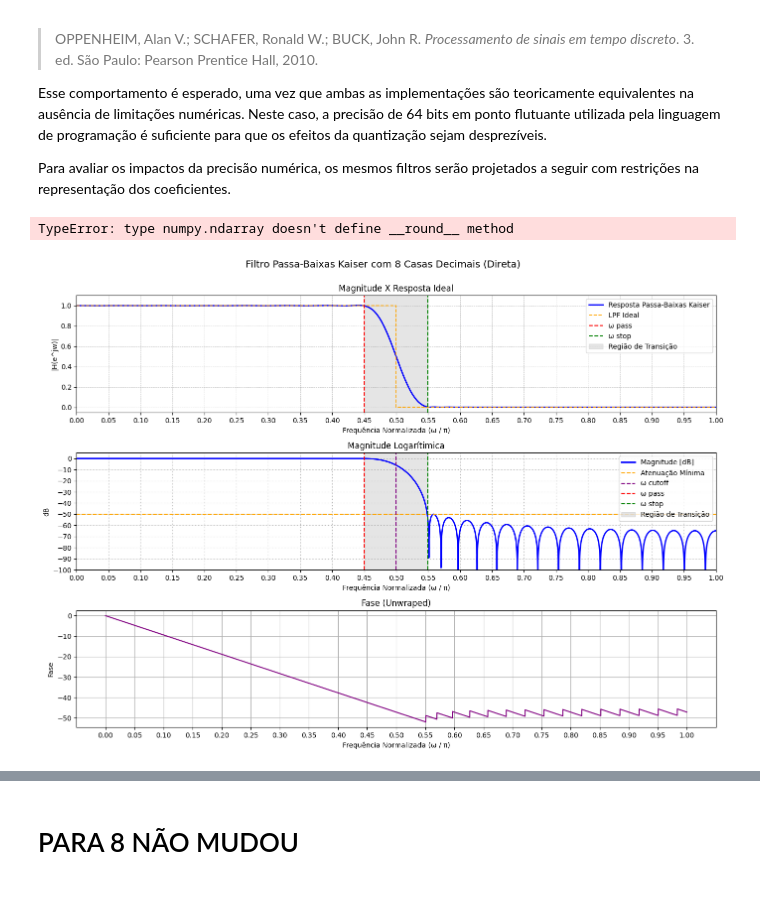
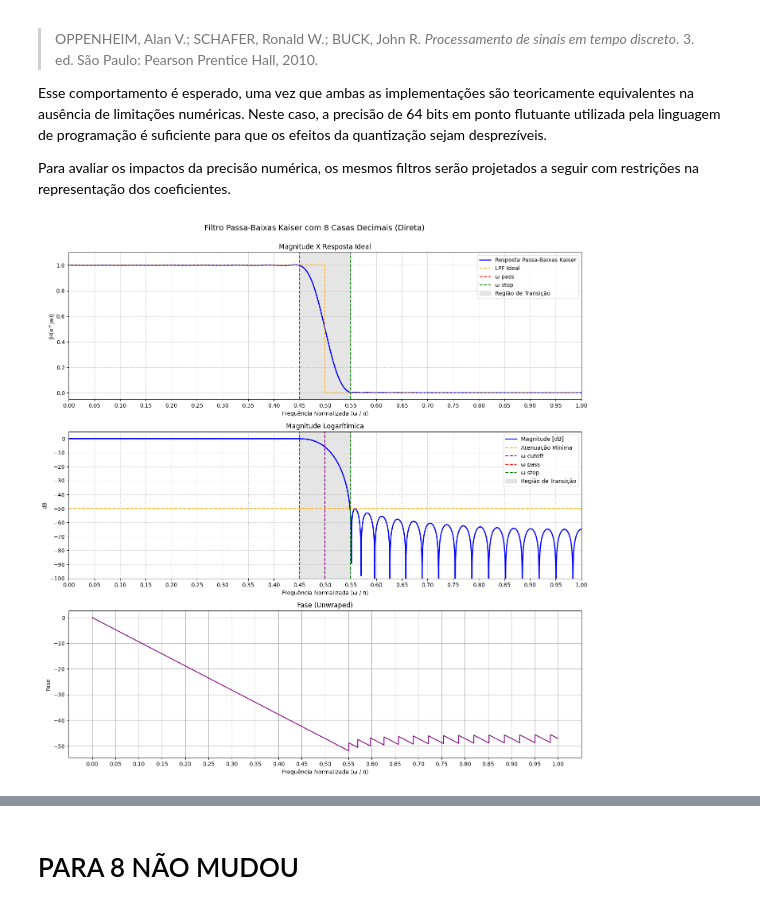
Before and after one commit to miguelmota2301/Butterworth-Bilinear-Filter, a Jupyter notebook: AVA_PDS_RodrigoFreitas_MiguelFeliciano.ipynb, the cells around one changed output, grey strips where cells are left out. Saved outputs shown, nothing was run; the diff lists cells and outputs as text; code cells hidden in the pictures.

Commit message:
REFATORAR: cria função para plotar os gŕaficos

```diff
--- a/AVA_PDS_RodrigoFreitas_MiguelFeliciano.ipynb
+++ b/AVA_PDS_RodrigoFreitas_MiguelFeliciano.ipynb
@@ -104,5 +104,5 @@ Para este projeto, a ordem escolhida do filtro será PAR, para que o filtro proj
 3 - Cutoff precisa ser normalizado
 4 - Por padrão a biblioteca scipy implementa o filtro na forma direta
 '''
-fir_direct = firwin(numtaps=M+1, cutoff=w_cutoff / pi, window=("kaiser", beta), pass_zero="lowpass")
+fir_direct = firwin(numtaps=M+1, cutoff=w_cutoff / np.pi, window=("kaiser", beta), pass_zero="lowpass")
 # %%
@@ -121,12 +121,8 @@ plt.show()
 Como esperado do filtro passa-baixas (tipo I) projetado, a resposta ao impulso do filtro projetado se aproxima de uma função sinc, com comprimento $M + 1$, com simetria par e centrada em $M/2$
 # %%
 omega_direct, response_direct = freqz(fir_direct, worN=10192)       # Calcula resposta do filtro na forma direta
-omega_direct_norm = omega_direct / pi                               # Normaliza a frequência para o intervalo [0, 1]
-fir_direct_mag = abs(response_direct)                               # |H(e^jw)|
-response_direct_dB = 20 * log10(abs(response_direct))               # Resposta em dB
-phase_direct = unwrap(angle(response_direct))                       # Fase unwraped
-group_delay_direct = -gradient(phase_direct, omega_direct)          # Atraso de grupo
+omega_direct_norm = omega_direct / np.pi                            # Normaliza a frequência para o intervalo [0, 1]
 # %%
 # Cria um filtro passa-baixas ideal para comparação e cálculo de erro
-lpf_ideal = where(omega_direct_norm <= w_cutoff / pi, 1.0, 0.0)
+lpf_ideal = np.where(omega_direct_norm <= w_cutoff / np.pi, 1.0, 0.0)
 # %%
@@ -404,17 +410,15 @@ Esse comportamento é esperado, uma vez que ambas as implementações são teori
 
 Para avaliar os impactos da precisão numérica, os mesmos filtros serão projetados a seguir com restrições na representação dos coeficientes.
 # %%
-fir_direct_8dec = round(fir_direct, 8)
+fir_direct_8dec = np.round(fir_direct, 8)
 
 omega_direct_8dec, response_direct_8dec = freqz(fir_direct_8dec, worN=10192) # Calcula resposta do filtro na forma direta
-omega_direct_norm_8dec = omega_direct_8dec / pi                        # Normaliza a frequência para o intervalo [0, 1]
-fir_direct_mag_8dec = abs(response_direct_8dec)                        # |H(e^jw)|
-response_direct_dB_8dec = 20 * log10(abs(response_direct_8dec))        # Resposta em dB
-phase_direct_8dec = unwrap(angle(response_direct_8dec))                # Fase desembrulhada
+omega_direct_norm_8dec = omega_direct_8dec / np.pi                           # Normaliza a frequência para o intervalo [0, 1]
+fir_direct_mag_8dec = abs(response_direct_8dec)                              # |H(e^jw)|
+response_direct_dB_8dec = 20 * np.log10(abs(response_direct_8dec))           # Resposta em dB
+phase_direct_8dec = np.unwrap(np.angle(response_direct_8dec))                # Fase desembrulhada
-# %% [output]
-TypeError: type numpy.ndarray doesn't define __round__ method
 # %%
-fig, axes = plt.subplots(3, 1, figsize=(14, 10))
+fig, axes = plt.subplots(3, 1, figsize=(14, 14))
 
 # Gráfico 1: |H(e^jw)|
 axes[0].plot(omega_direct_norm_8dec, fir_direct_mag_8dec, label="Resposta Passa-Baixas Kaiser", color='blue', linewidth=2)
@@ -422,7 +426,7 @@ axes[0].plot(omega_direct_norm_8dec, lpf_ideal, color="orange", linestyle="--",
 axes[0].set_title('Magnitude X Resposta Ideal')
 axes[0].set_xlabel('Frequência Normalizada (ω / π)')
 axes[0].set_ylabel('|H(e^jw)|')
-axes[0].set_xticks(arange(0, 1.05, 0.05))
+axes[0].set_xticks(np.arange(0, 1.05, 0.05))
 axes[0].set_xlim(0, 1.0)
 axes[0].set_ylim(-0.05, 1.1)
 axes[0].axvline(0.45, color='red', linestyle='--', linewidth=1.5, label='ω pass')
@@ -431,37 +435,37 @@ axes[0].axvspan(0.45, 0.55, color='gray', alpha=0.2, label="Região de Transiç
 axes[0].grid(True, which='both', linestyle='--', linewidth=0.6, alpha=0.8)
 axes[0].legend()
 
 # Gráfico 2: Ganho em dB
 axes[1].plot(omega_direct_norm_8dec, response_direct_dB_8dec, color='blue', linewidth=2, label='Magnitude [dB]')
 axes[1].set_title('Magnitude Logarítimica')
 axes[1].set_xlabel('Frequência Normalizada (ω / π)')
 axes[1].set_ylabel('dB')
-axes[1].set_xticks(arange(0, 1.05, 0.05))
-axes[1].set_yticks(arange(-100, 10, 10))
+axes[1].set_xticks(np.arange(0, 1.05, 0.05))
+axes[1].set_yticks(np.arange(-100, 10, 10))
 axes[1].set_ylim(-100, 5)
 axes[1].set_xlim(0, 1.0)
 axes[1].axhline(-50, color='orange', linestyle='--', linewidth=1.5, label='Atenuação Mínima')
 axes[1].axvline(0.50, color='purple', linestyle='--', linewidth=1.5, label='ω cutoff')
 axes[1].axvline(0.45, color='red', linestyle='--', linewidth=1.5, label='ω pass')
 axes[1].axvline(0.55, color='green', linestyle='--', linewidth=1.5, label='ω stop')
 axes[1].axvspan(0.45, 0.55, color='gray', alpha=0.2, label="Região de Transição")
 axes[1].grid(True, which='both', linestyle=':', linewidth=0.8)
 axes[1].legend()
 
 
 # Gráfico 2: Fase
 axes[2].plot(omega_direct_norm_8dec, phase_direct_8dec, color='purple')
 axes[2].set_title('Fase (Unwraped)')
 axes[2].set_xlabel('Frequência Normalizada (ω / π)')
 axes[2].set_ylabel('Fase')
-axes[2].set_xticks(arange(0, 1.05, 0.05))
+axes[2].set_xticks(np.arange(0, 1.05, 0.05))
 axes[2].grid(True)
 
 plt.suptitle('Filtro Passa-Baixas Kaiser com 8 Casas Decimais (Direta)', fontsize=14, y=1.0001)
 plt.tight_layout()
 plt.show()
 # %% [output]
-[figure, old version]
+[figure, new version]
 # %%
 # Erro de aproximação = H(ω) - LPF(ω)
 erro_8dec = fir_direct_mag_8dec - lpf_ideal
```
Also changed, not shown: parts of 17 cells of this notebook.
